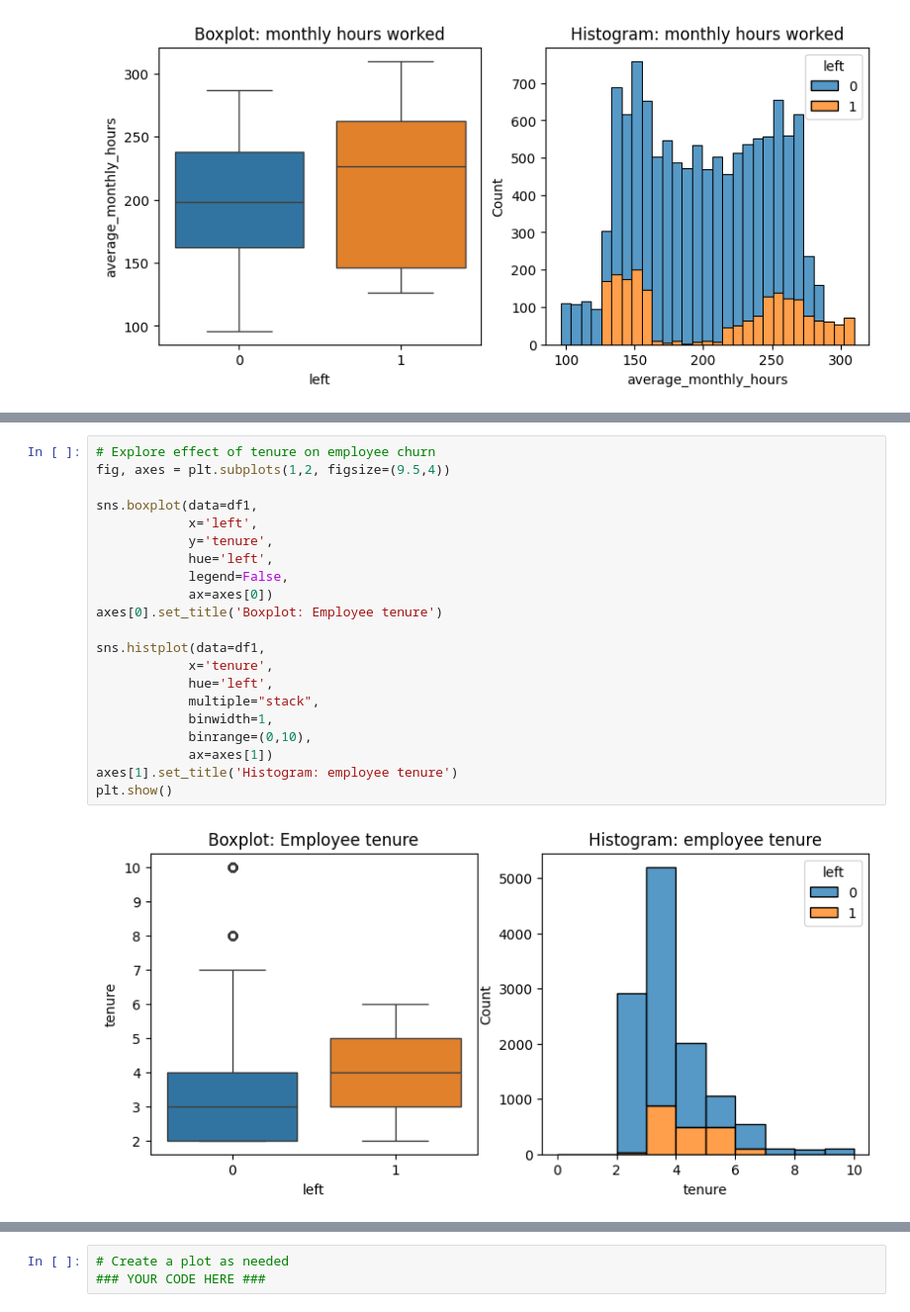
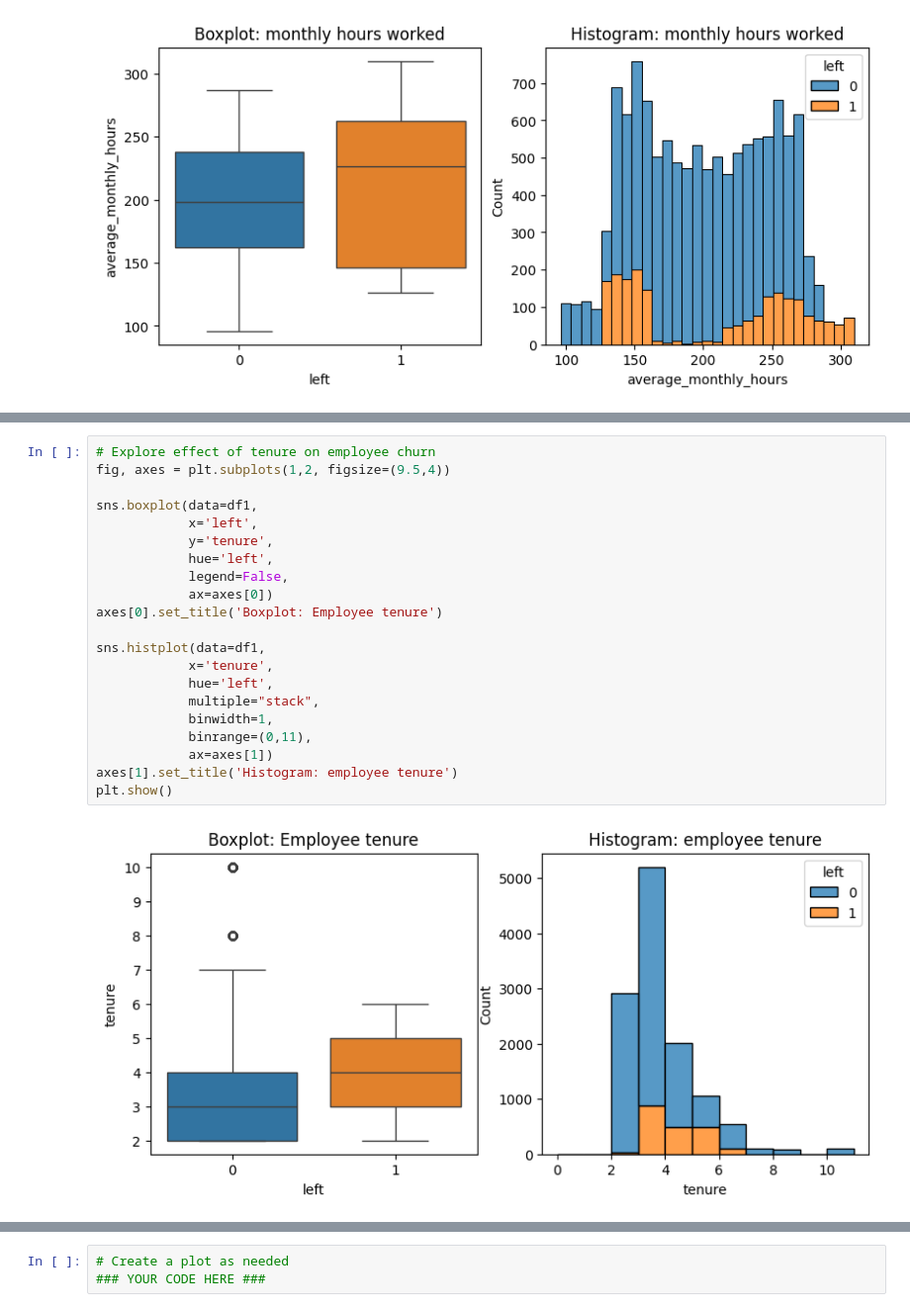
Before and after one commit to dianario/google_capstone_salifort_motors_analytics, a Jupyter notebook: course_7_salifort_motors_project_lab.ipynb, the cells around one changed output, grey strips where cells are left out. Shown: that part at 99% size. Cells and saved outputs as stored; diff of their text form.

```diff
--- a/course_7_salifort_motors_project_lab.ipynb
+++ b/course_7_salifort_motors_project_lab.ipynb
@@ -392,24 +448,24 @@ Employees who churned appeared to be stratified in two distinct categories, thos
 # %%
 # Explore effect of tenure on employee churn
 fig, axes = plt.subplots(1,2, figsize=(9.5,4))
 
 sns.boxplot(data=df1,
             x='left',
             y='tenure',
             hue='left',
             legend=False,
             ax=axes[0])
 axes[0].set_title('Boxplot: Employee tenure')
 
 sns.histplot(data=df1,
             x='tenure',
             hue='left',
             multiple="stack",
             binwidth=1,
-            binrange=(0,10),
+            binrange=(0,11),
             ax=axes[1])
 axes[1].set_title('Histogram: employee tenure')
 plt.show()
 # %% [output]
-[figure, old version]
+[figure, new version]
 # %% [markdown]
```
Also changed, not shown: parts of 20 cells of this notebook.
